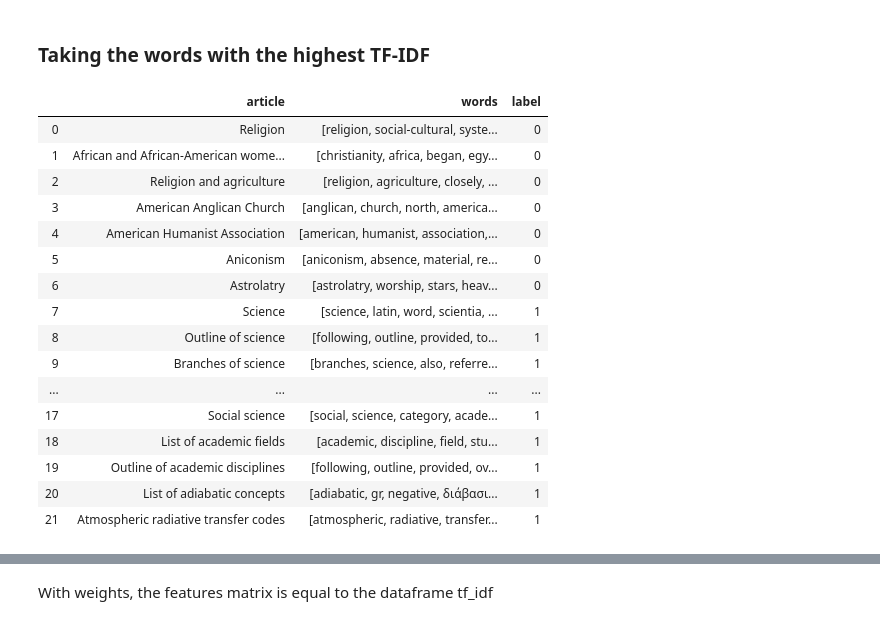
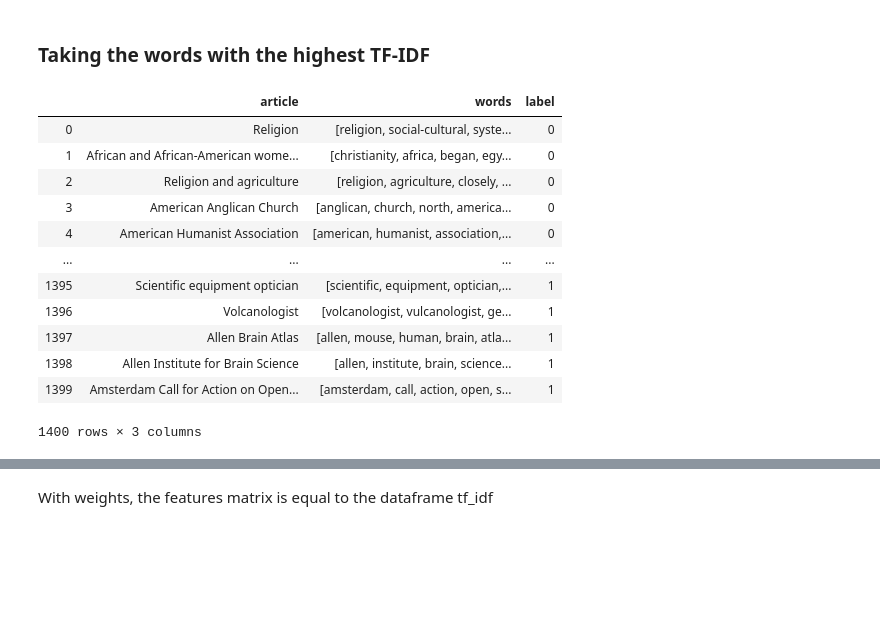
Before and after one commit to aaag97/ntds-projects, a Jupyter notebook: Project/wikipedia.ipynb, the cells around one changed output, grey strips where cells are left out. Saved outputs shown, nothing was run; the diff lists cells and outputs as text; code cells hidden in the pictures; blank space fills up the shorter version.

```diff
--- a/Project/wikipedia.ipynb
+++ b/Project/wikipedia.ipynb
@@ -219,32 +219,30 @@ science_df = science_df.drop_duplicates('article')
 # %%
 religion_labeled_df = religion_df.copy()
 religion_labeled_df['label'] = 0
 
 science_labeled_df = science_df.copy()
 science_labeled_df['label'] = 1
 
-words_df_reduced = pd.concat([religion_labeled_df[:int(len(religion_labeled_df)/100)],\
-                      science_labeled_df[:int(len(science_labeled_df)/100)]], ignore_index=True)
+#words_df_reduced = pd.concat([religion_labeled_df[:int(len(religion_labeled_df)/10)],\
+#                      science_labeled_df[:int(len(science_labeled_df)/10)]], ignore_index=True)
+words_df_reduced = pd.concat([religion_labeled_df[:700], science_labeled_df[:700]], ignore_index=True)
+
 labels_df = words_df_reduced['label']
 words_df_reduced
 # %% [output]
 |  | article | words | label |
 | 0 | Religion | [religion, social-cultural, syste... | 0 |
 | 1 | African and African-American wome... | [christianity, africa, began, egy... | 0 |
 | 2 | Religion and agriculture | [religion, agriculture, closely, ... | 0 |
 | 3 | American Anglican Church | [anglican, church, north, america... | 0 |
 | 4 | American Humanist Association | [american, humanist, association,... | 0 |
-| 5 | Aniconism | [aniconism, absence, material, re... | 0 |
-| 6 | Astrolatry | [astrolatry, worship, stars, heav... | 0 |
-| 7 | Science | [science, latin, word, scientia, ... | 1 |
-| 8 | Outline of science | [following, outline, provided, to... | 1 |
-| 9 | Branches of science | [branches, science, also, referre... | 1 |
 | ... | ... | ... | ... |
-| 17 | Social science | [social, science, category, acade... | 1 |
-| 18 | List of academic fields | [academic, discipline, field, stu... | 1 |
-| 19 | Outline of academic disciplines | [following, outline, provided, ov... | 1 |
-| 20 | List of adiabatic concepts | [adiabatic, gr, negative, διάβασι... | 1 |
-| 21 | Atmospheric radiative transfer codes | [atmospheric, radiative, transfer... | 1 |
+| 1395 | Scientific equipment optician | [scientific, equipment, optician,... | 1 |
+| 1396 | Volcanologist | [volcanologist, vulcanologist, ge... | 1 |
+| 1397 | Allen Brain Atlas | [allen, mouse, human, brain, atla... | 1 |
+| 1398 | Allen Institute for Brain Science | [allen, institute, brain, science... | 1 |
+| 1399 | Amsterdam Call for Action on Open... | [amsterdam, call, action, open, s... | 1 |
+1400 rows × 3 columns
 # %%
 nlpu = NLPUtilities()
 # %%
```
Also changed, not shown: parts of 2 cells of this notebook.
